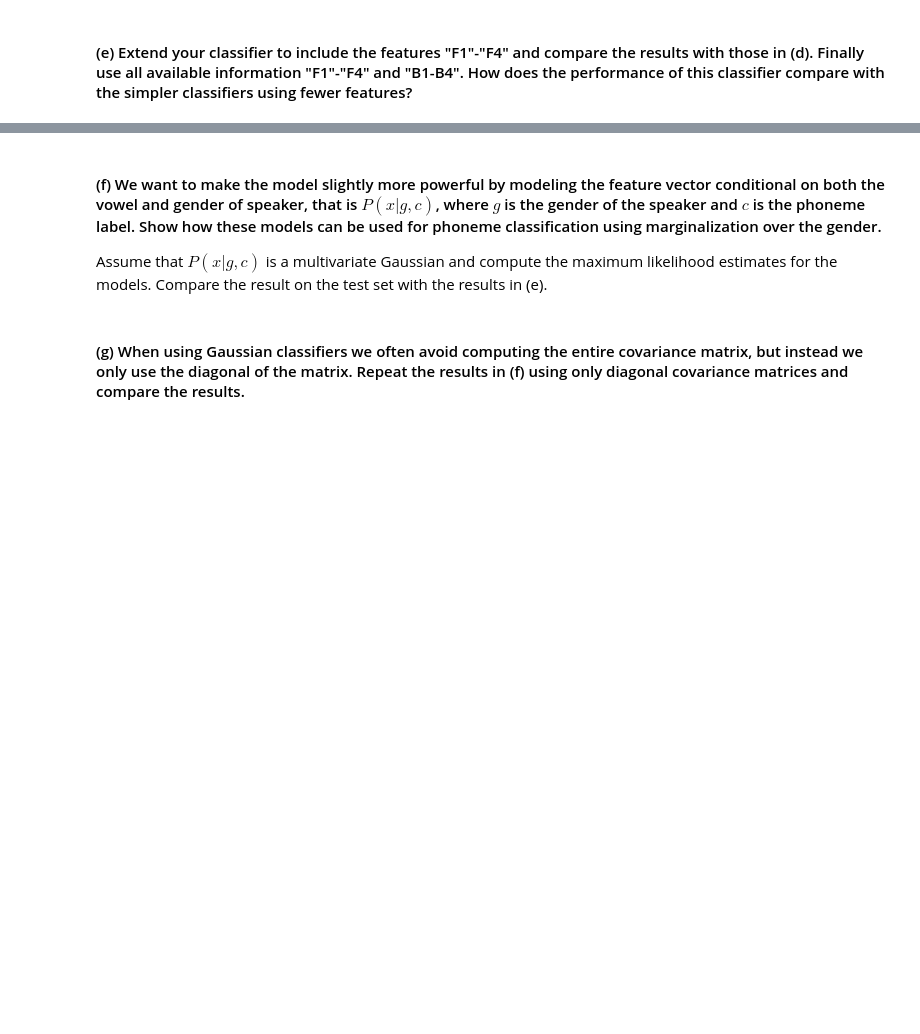
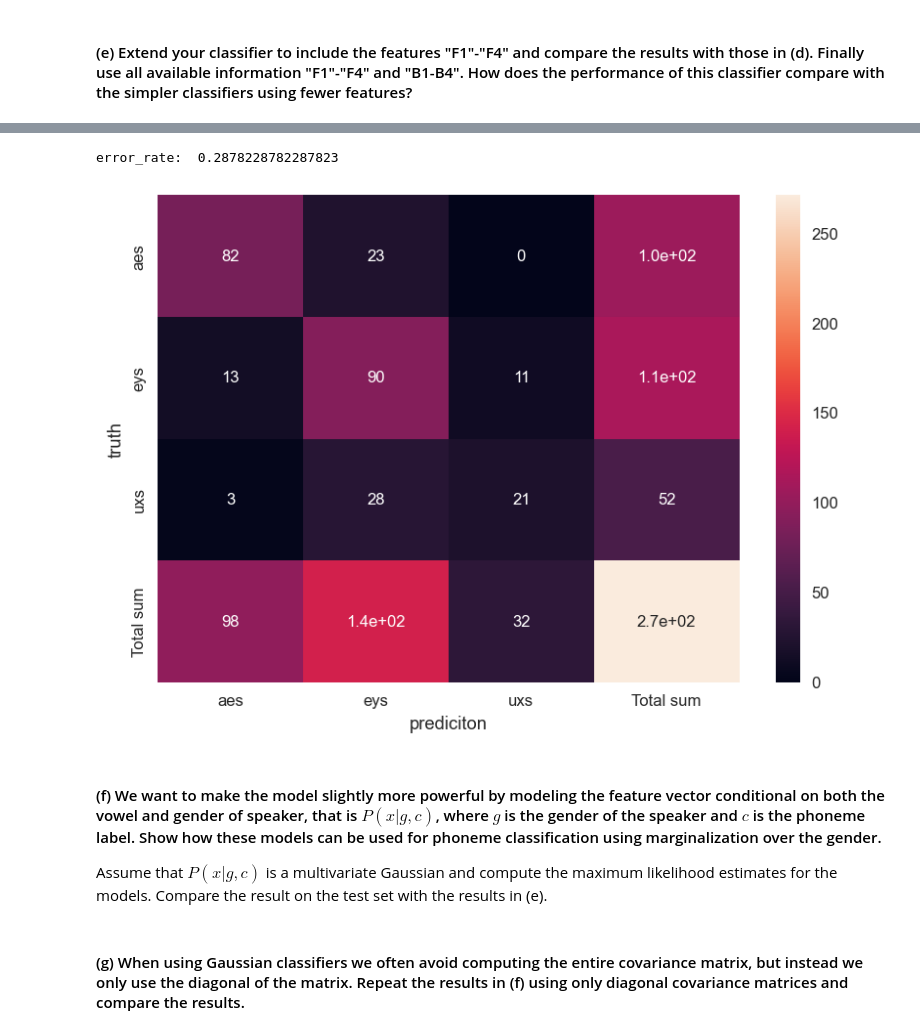
Before and after one commit to Eeaeau/TTT4185---ML-for-singnal-processing, a Jupyter notebook: Assignment 2/TTT4185_assignment_2_2021-10-02.ipynb, the cells around one changed output, grey strips where cells are left out. Cells and saved outputs as stored; diff of their text form; code cells hidden in the pictures; blank space fills up the shorter version.

```diff
--- a/Assignment 2/TTT4185_assignment_2_2021-10-02.ipynb
+++ b/Assignment 2/TTT4185_assignment_2_2021-10-02.ipynb
@@ -371,3 +456,13 @@ plt.show()
+# %%
+predictions_F1toF4_B1toB4 = MLE_classifier(observations_F1toF4_B1toB4, models_F1toF4_B1toB4)
+
+confusion_matrix = pd.crosstab(predictions_F1toF4_B1toB4['truth'], predictions_F1toF4_B1toB4['prediciton'], rownames=['truth'], colnames=['prediciton'], margins = True, margins_name='Total sum')
+
+sn.heatmap(confusion_matrix, annot=True)
+plt.show()
+# %% [output]
+error_rate:  0.2878228782287823
+[figure, added]
 # %% [markdown]
 #### (f) We want to make the model slightly more powerful by modeling the feature vector conditional on both the vowel and gender of speaker, that is $P(x|g,c)$, where $g$ is the gender of the speaker and $c$ is the phoneme label. Show how these models can be used for phoneme classification using marginalization over the gender.
 
```
Also changed, not shown: parts of 21 cells of this notebook.
